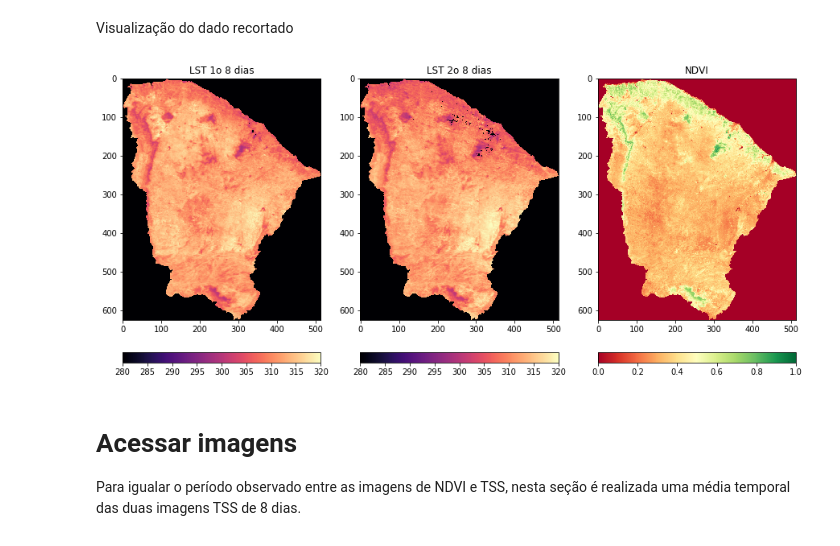
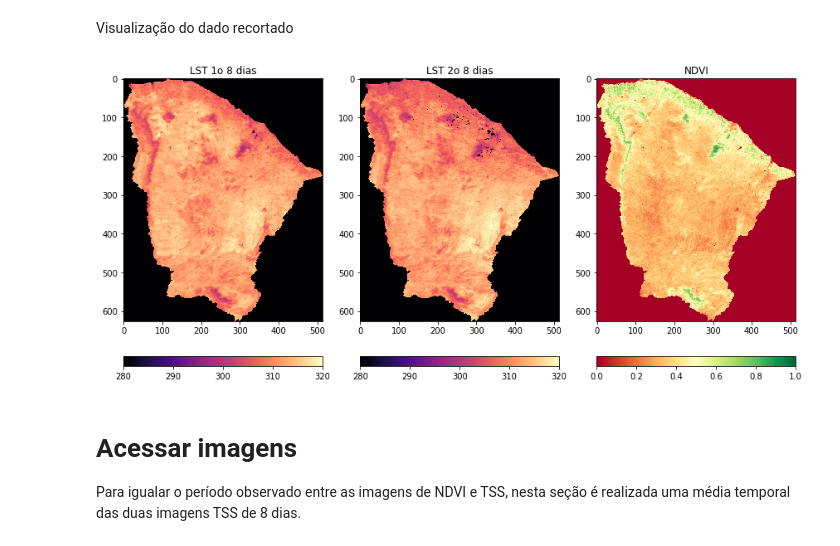
Before and after one commit to dxbezerra/TVDI, a Jupyter notebook: TVDI_projeto.ipynb, the cells around one changed output. Drawn from its saved outputs; the diff is of its cells as text; code cells hidden in the pictures.

```diff
--- a/TVDI_projeto.ipynb
+++ b/TVDI_projeto.ipynb
@@ -208,33 +208,34 @@ Visualização do dado recortado
 # %%
 # Plot das imagens
 dset_tss1, dset_tss2, dset_ndvi = gdal.Open(fls[0], GA_ReadOnly),\
                                   gdal.Open(fls[1], GA_ReadOnly),\
                                   gdal.Open(fls[2], GA_ReadOnly)
 
 tss1_band, tss2_band, ndvi_band = dset_tss1.GetRasterBand(1),\
                                   dset_tss2.GetRasterBand(1),\
                                   dset_ndvi.GetRasterBand(1)
 
-plt.figure(figsize=(15, 15))
+plt.figure(figsize=(12, 12))
 
 plt.subplot(131)
 plt.title("LST 1o 8 dias")
 plt.imshow(tss1_band.ReadAsArray() * 0.02, cmap='magma', vmin=280, vmax=320)
 plt.colorbar(orientation="horizontal", pad=0.05)
 
 plt.subplot(132)
 plt.title("LST 2o 8 dias")
 plt.imshow(tss2_band.ReadAsArray() * 0.02, cmap='magma', vmin=280, vmax=320)
 plt.colorbar(orientation="horizontal", pad=0.05)
 
 plt.subplot(133)
 plt.title("NDVI")
 plt.imshow(ndvi_band.ReadAsArray() * 0.0001, cmap='RdYlGn', vmin=0, vmax=1)
 plt.colorbar(orientation="horizontal", pad=0.05)
+plt.tight_layout(pad=1)
 
 dset_tss1, dset_tss2, dset_ndvi = None, None, None
 # %% [output]
-[figure, old version]
+[figure, new version]
 # %% [markdown]
 # **Acessar imagens**
 Para igualar o período observado entre as imagens de NDVI e TSS, nesta seção é realizada uma média temporal das duas imagens TSS de 8 dias.
```
Also changed, not shown: parts of 1 cell of this notebook.
